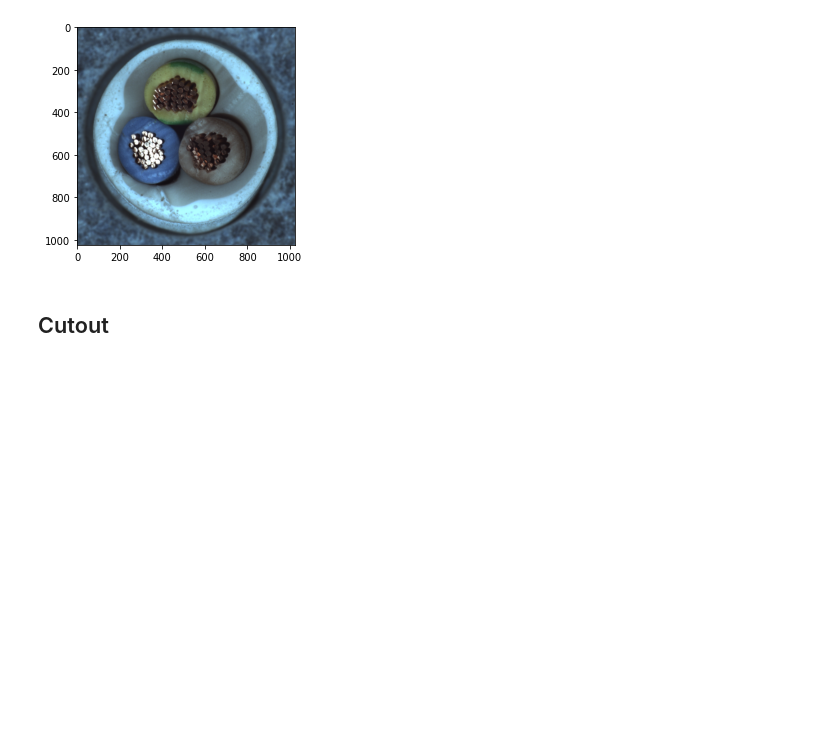
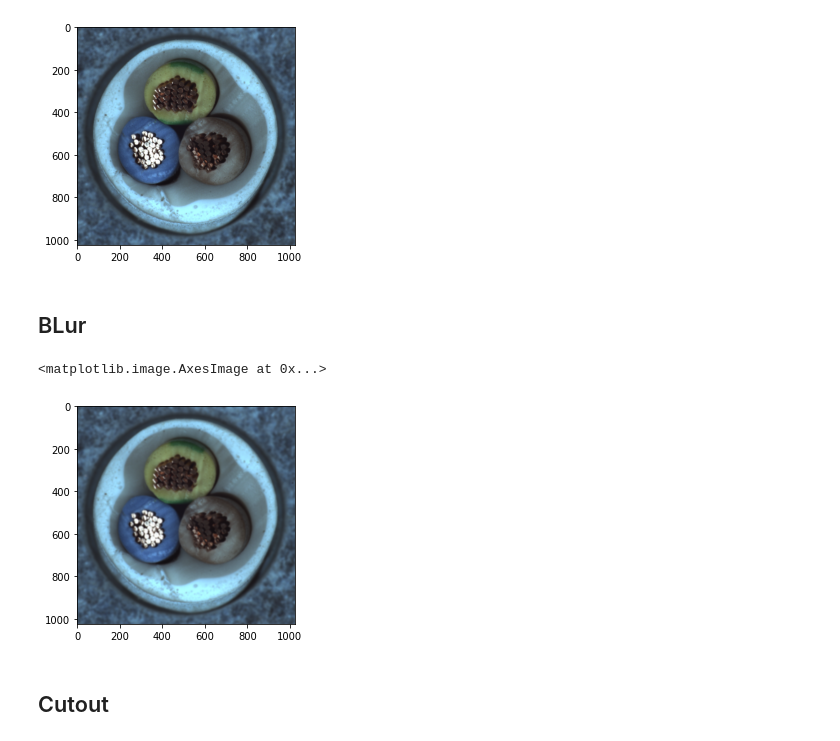
Before and after one commit to quhb2455/toy, a Jupyter notebook: ComputerVision_AnomalyDetection/notebook/albumentation_test.ipynb, the cells around one changed output. Cells and saved outputs as stored; diff of their text form; code cells hidden in the pictures; blank space fills up the shorter version.

```diff
--- a/ComputerVision_AnomalyDetection/notebook/albumentation_test.ipynb
+++ b/ComputerVision_AnomalyDetection/notebook/albumentation_test.ipynb
@@ -20,6 +20,17 @@ cv2.imwrite("./nkoll.png", img)
 # %% [output]
 True
 [figure]
+# %% [markdown]
+## BLur
+# %%
+transforms = A.Compose([
+    A.Blur(blur_limit=(7, 7), p=1)
+])
+aug_img = transforms(image=rgb_img)['image']
+plt.imshow(aug_img)
+# %% [output]
+<matplotlib.image.AxesImage at 0x...>
+[figure, added]
 # %% [markdown]
 ## Cutout
 # %%
```
Also changed, not shown: parts of 1 cell of this notebook, 21 other files.
